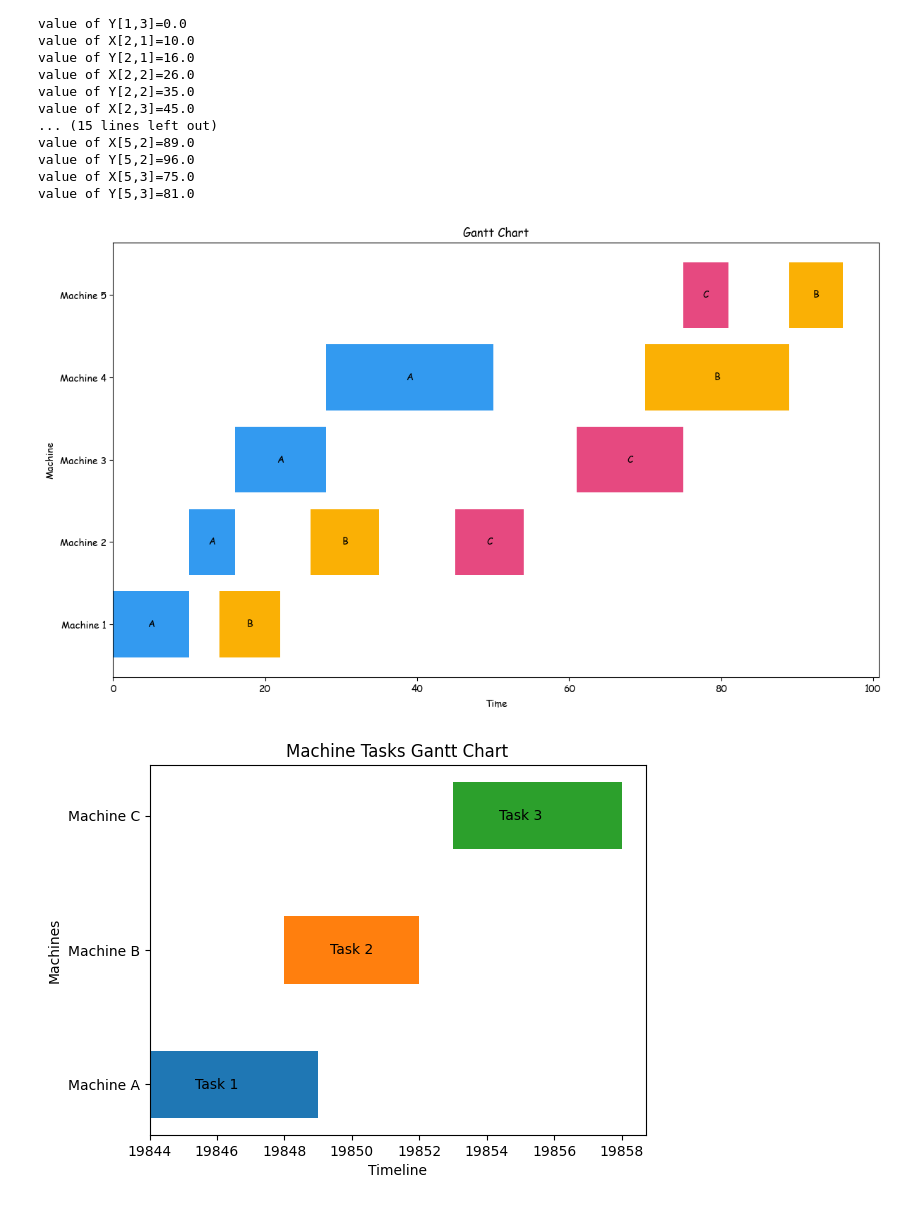
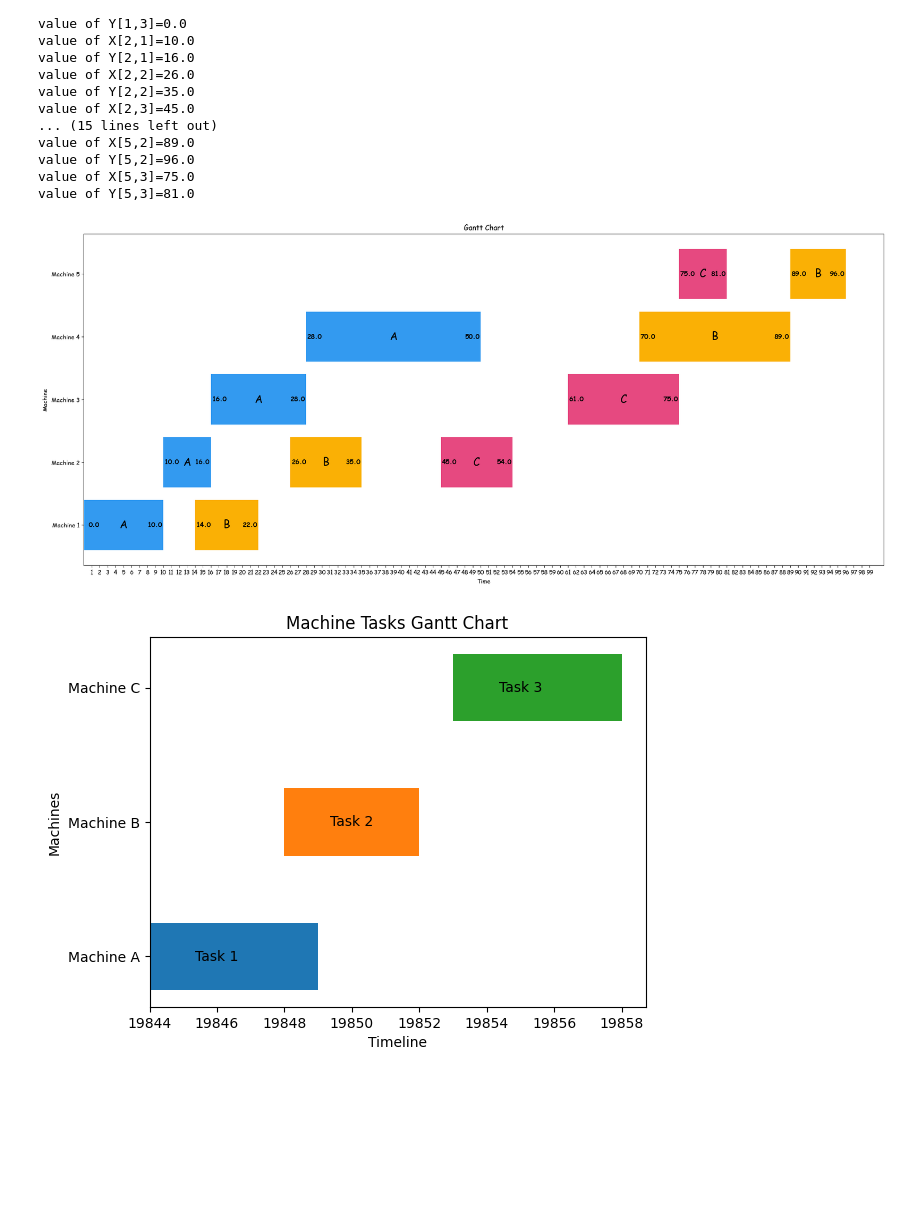
Before and after one commit to hadihe2002/pyomo, a Jupyter notebook: pyomo.ipynb, the cells around one changed output. Saved outputs shown, nothing was run; the diff lists cells and outputs as text; code cells hidden in the pictures; blank space fills up the shorter version.

Commit message:
MODIFY: improve the gantt chart

```diff
--- a/pyomo.ipynb
+++ b/pyomo.ipynb
@@ -151,28 +151,34 @@ value of Y[5,3]=81.0
 # %%
 import matplotlib.pyplot as plt
 import matplotlib
 
-fig, ax = plt.subplots(figsize=(14, 8))
+fig, ax = plt.subplots(figsize=(24, 10))
 
 products_color = {1: "#339af0", 2:"#fab005", 3:"#e64980"}
 
 for x in model.machines:
     for y in model.products:
-        ax.barh(f'Machine {x}', width = value(model.Y[x,y]) - value(model.X[x,y]), left = value(model.X[x,y]), color=products_color[y])
-        if (value(model.X[x,y]) != value(model.Y[x,y])):
-            ax.text(value(model.X[x,y]) + (value(model.Y[x,y]) - value(model.X[x,y])) / 2, x-1,f'{products_dict[y]}', va='center', ha='center')
+        start = value(model.X[x,y])
+        end = value(model.Y[x,y])
+        ax.barh(f'Machine {x}', width = end - start, left = start, color=products_color[y])
+        if (start != end):
+            ax.text(start + (end - start) / 2, x-1,f'{products_dict[y]}', va='center', ha='center',fontsize=18)
+            ax.text(start+2, x-1, f"{start}", ha='right', va='center', fontweight = 700, fontsize=11)
+            ax.text(end-2, x-1, f"{end}", ha='left', va='center', fontweight = 700, fontsize=11)
 
 ax.set_xlabel('Time')
 ax.set_ylabel('Machine')
 ax.set_title('Gantt Chart')
+
+ax.xaxis.set_ticks(np.arange(1, 100,1))
 
 csfont = {'fontname':'Comic Sans MS'}
 matplotlib.rcParams['font.family'] = ["Comic Sans MS"]
 
 
 plt.show()
 # %% [output]
-[figure, old version]
+[figure, new version]
 # %%
 import matplotlib.pyplot as plt
 import numpy as np
```
